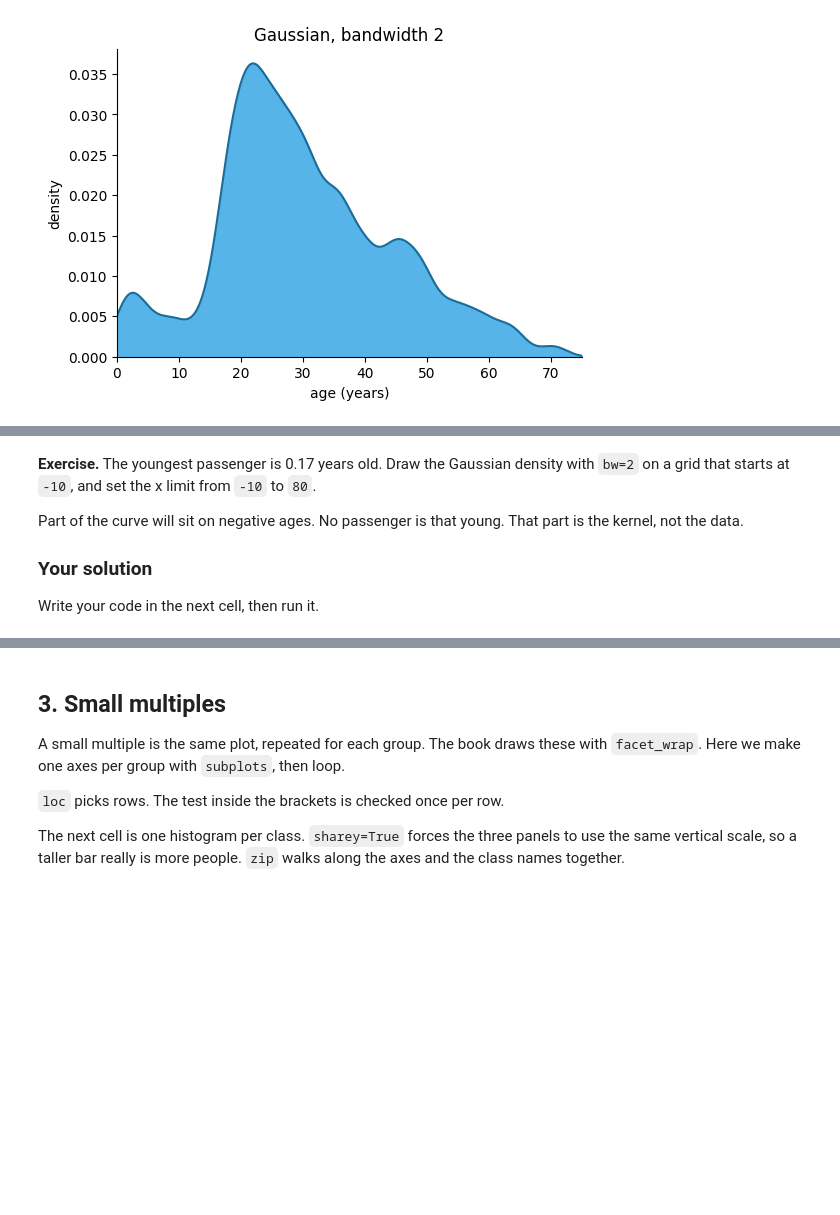
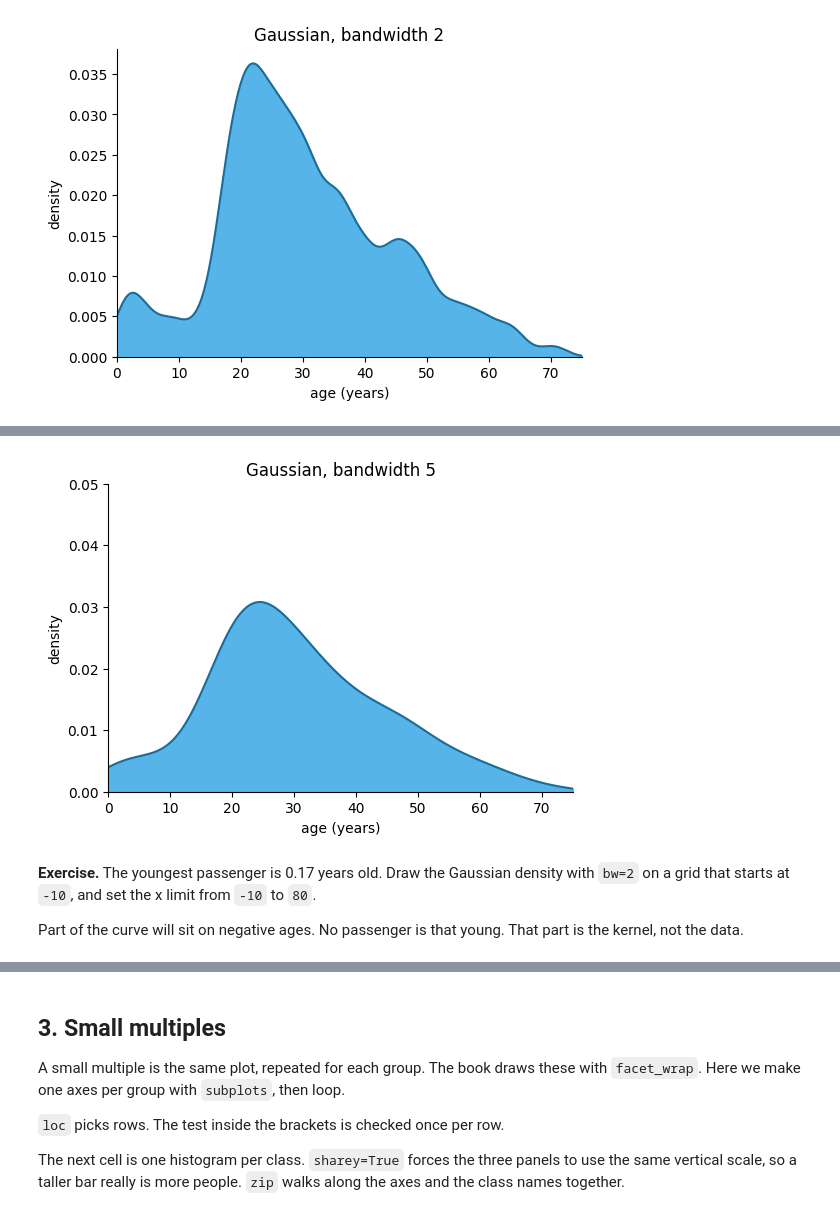
Before and after one commit to Alissa-Ouspen/data110_alissa, a Jupyter notebook: week5/class5_visualizing_distributions_Alissa.ipynb, the cells around one changed output, grey strips where cells are left out. Cells and saved outputs as stored; diff of their text form; code cells hidden in the pictures; blank space fills up the shorter version.

```diff
--- a/week5/class5_visualizing_distributions_Alissa.ipynb
+++ b/week5/class5_visualizing_distributions_Alissa.ipynb
@@ -210,10 +239,20 @@ Write your code in the next cell, then run it.
+# %%
+grid = np.linspace(0, 75, 400)        # 400 evenly spaced ages from 0 to 75
+y = density(titanic["age"], grid, bw = 5) # the mean height
+
+fig, ax = plt.subplots(figsize=(6, 4))
+ax.fill_between(grid, y, color = FILL)  # paints from zero up to the curve
+ax.plot(grid, y, color = "#1C6C99")     # plot draws the edge
+ax.set_xlim(0, 75)
+ax.set_ylim(0, 0.05)
+ax.set_xlabel("age (years)")
+ax.set_ylabel("density")
+ax.set_title("Gaussian, bandwidth 5")
+plt.show()
+# %% [output]
+[figure, added]
 # %% [markdown]
 **Exercise.** The youngest passenger is 0.17 years old. Draw the Gaussian density with `bw=2` on a grid that starts at `-10`, and set the x limit from `-10` to `80`.
 
 Part of the curve will sit on negative ages. No passenger is that young. That part is the kernel, not the data.
-
-
-### Your solution
-
-Write your code in the next cell, then run it.
 # %%
```
Also changed, not shown: parts of 14 cells of this notebook, 1 other file.
